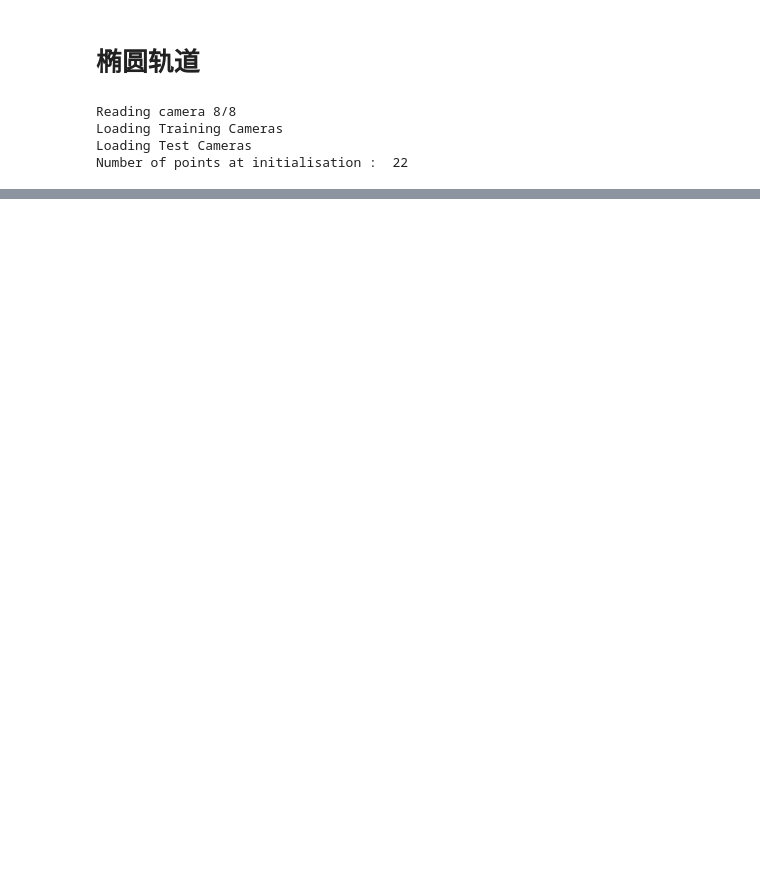
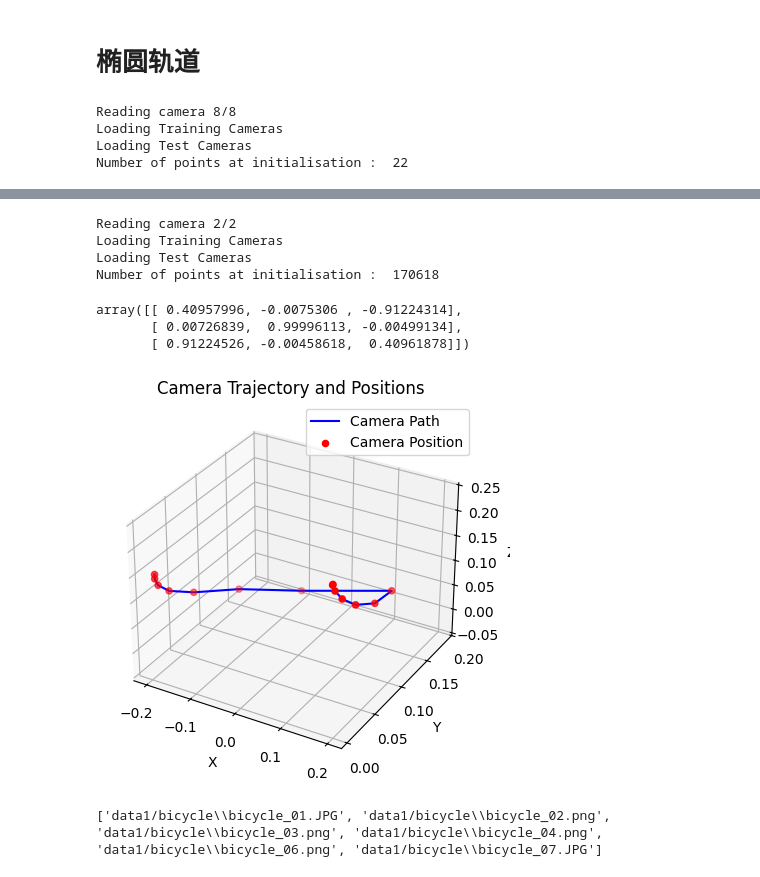
Before and after one commit to shadoking/DFGS, a Jupyter notebook: DFGS.ipynb, the cells around one changed output, grey strips where cells are left out. Drawn from its saved outputs; the diff is of its cells as text; code cells hidden in the pictures; blank space fills up the shorter version.

```diff
--- a/DFGS.ipynb
+++ b/DFGS.ipynb
@@ -50,0 +79,20 @@ for view in views:
+# %%
+gaussians = GaussianModel(dataset.sh_degree, opt.optimizer_type)
+scene = Scene(dataset, gaussians)
+# %% [output]
+Reading camera 2/2
+Loading Training Cameras
+Loading Test Cameras
+Number of points at initialisation :  170618
+# %%
+ori_views = scene.getTrainCameras()
+# %%
+from scipy.spatial.transform import Rotation as R
+R1 = R.from_quat(np.array([0.8395176994653495, -0.00012065300298831745, 0.5433144542162123, -0.004406990696602375])).as_matrix()  # (3,3)
+R2 = R.from_quat(np.array([0.0, 0.0, 0.0, 1])).as_matrix()  # (3,3)
+# %%
+ori_views[0].R
+# %% [output]
+array([[ 0.40957996, -0.0075306 , -0.91224314],
+       [ 0.00726839,  0.99996113, -0.00499134],
+       [ 0.91224526, -0.00458618,  0.40961878]])
@@ -50,0 +171,35 @@ for view in views:
+# %%
+render_poses = get_new_pose(ori_views)
+# %%
+fig = plt.figure()
+ax = fig.add_subplot(111, projection='3d')
+
+# 提取相机的轨迹（即平移向量 t_new）
+trajectories = render_poses[:, :, 3]  # 取每个位姿的平移向量 (t_new)
+
+# 提取 X, Y, Z 坐标
+X = trajectories[:, 0]
+Y = trajectories[:, 1]
+Z = trajectories[:, 2]
+
+# 绘制相机轨迹
+ax.plot(X, Y, Z, label='Camera Path', color='blue')
+
+# 绘制相机位置
+ax.scatter(X, Y, Z, color='red', label='Camera Position')
+
+# 添加标签
+ax.set_xlabel('X')
+ax.set_ylabel('Y')
+ax.set_zlabel('Z')
+
+# 设置图形标题
+ax.set_title('Camera Trajectory and Positions')
+
+# 显示图例
+ax.legend()
+
+# 显示图形
+plt.show()
+# %% [output]
+[figure, added]
@@ -50,0 +215,4 @@ for view in views:
+# %%
+print(get_filelist("data1/bicycle",["JPG", "png"]))
+# %% [output]
+['data1/bicycle\\bicycle_01.JPG', 'data1/bicycle\\bicycle_02.png', 'data1/bicycle\\bicycle_03.png', 'data1/bicycle\\bicycle_04.png', 'data1/bicycle\\bicycle_06.png', 'data1/bicycle\\bicycle_07.JPG']
```
Also changed, not shown: parts of 5 cells of this notebook, 9 other files.
